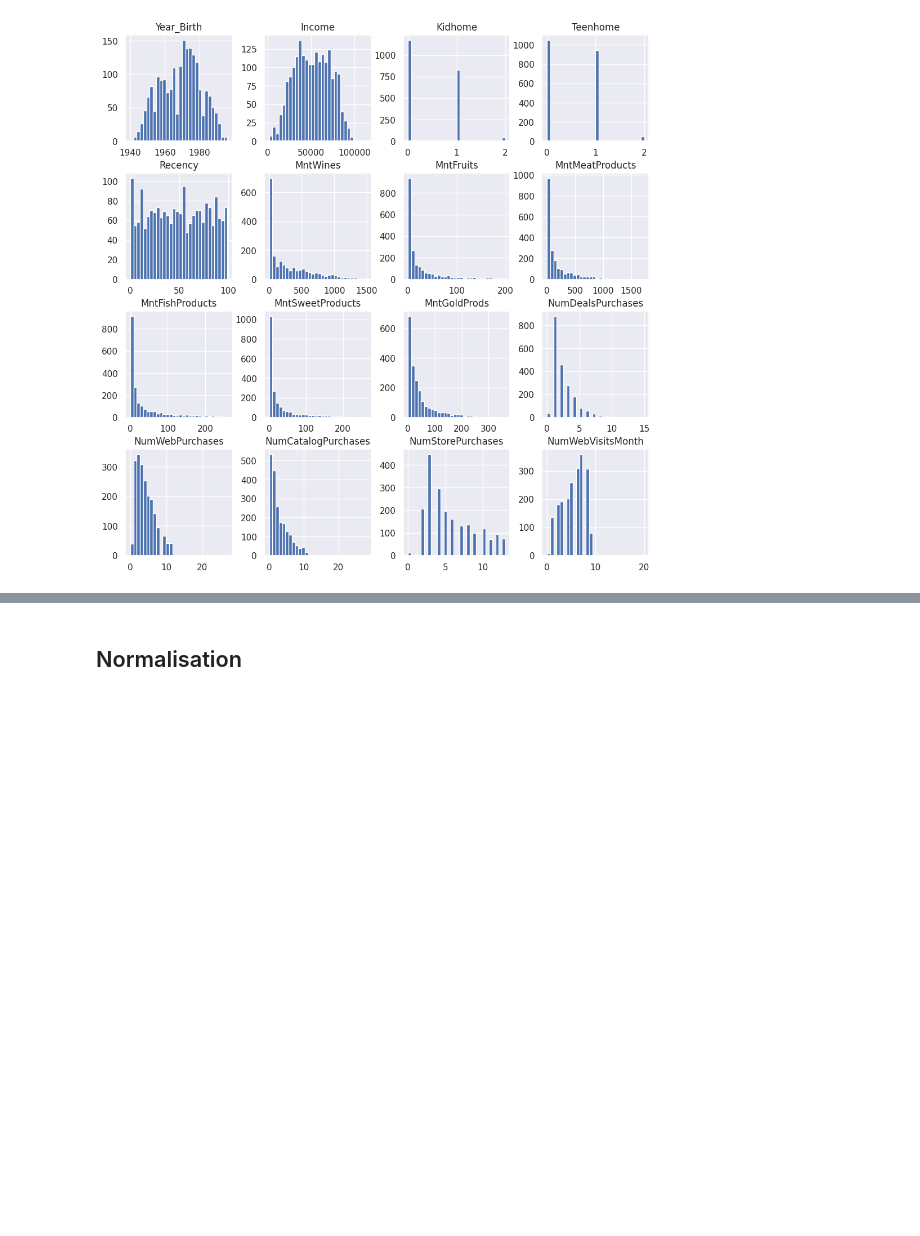
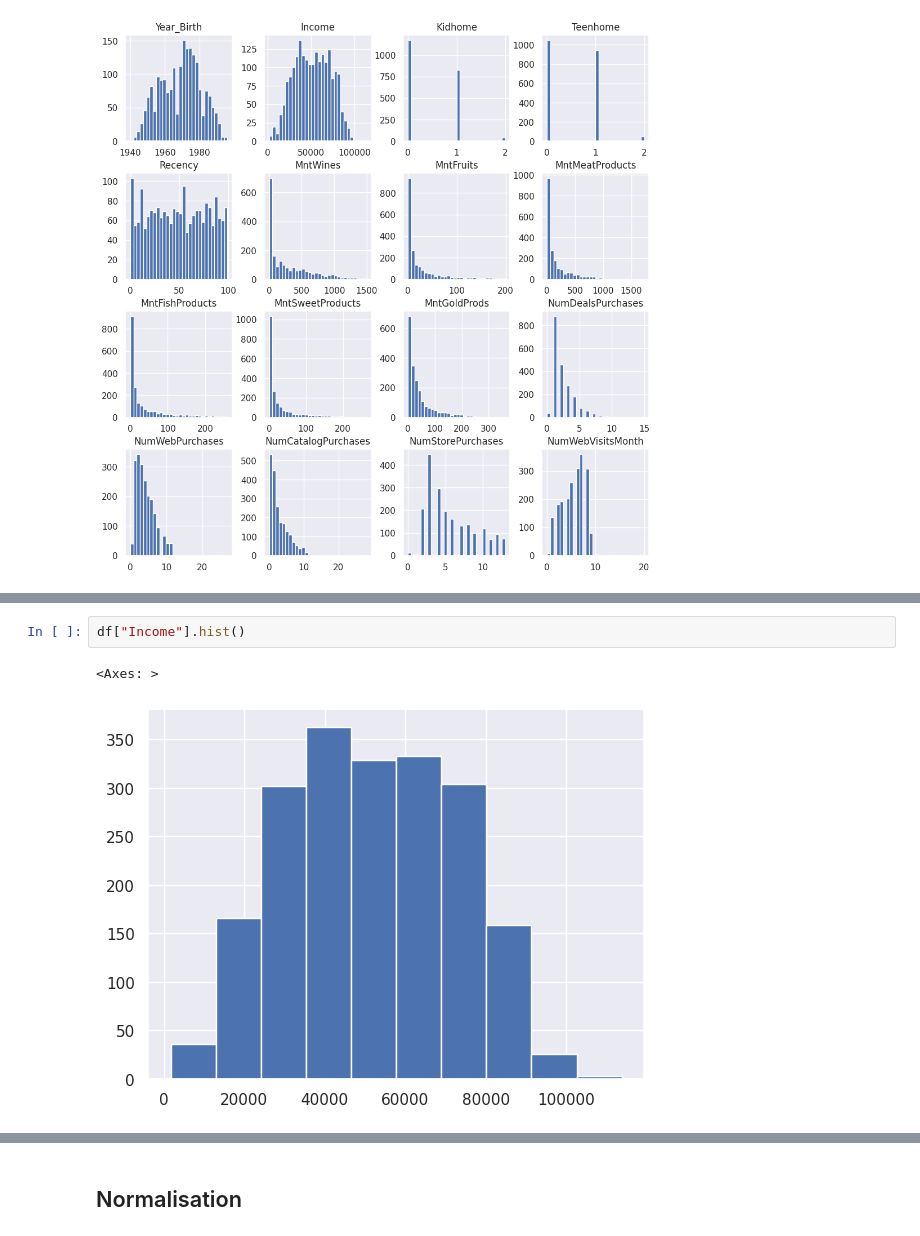
Before and after one commit to Ab2nour/customer-base-analysis, a Jupyter notebook: presentation.ipynb, the cells around one changed output, grey strips where cells are left out. Drawn from its saved outputs; the diff is of its cells as text; blank space fills up the shorter version.

```diff
--- a/presentation.ipynb
+++ b/presentation.ipynb
@@ -608,0 +603,5 @@ plt.show()
+# %%
+df["Income"].hist()
+# %% [output]
+<Axes: >
+[figure, added]
```
Also changed, not shown: parts of 18 cells of this notebook.
